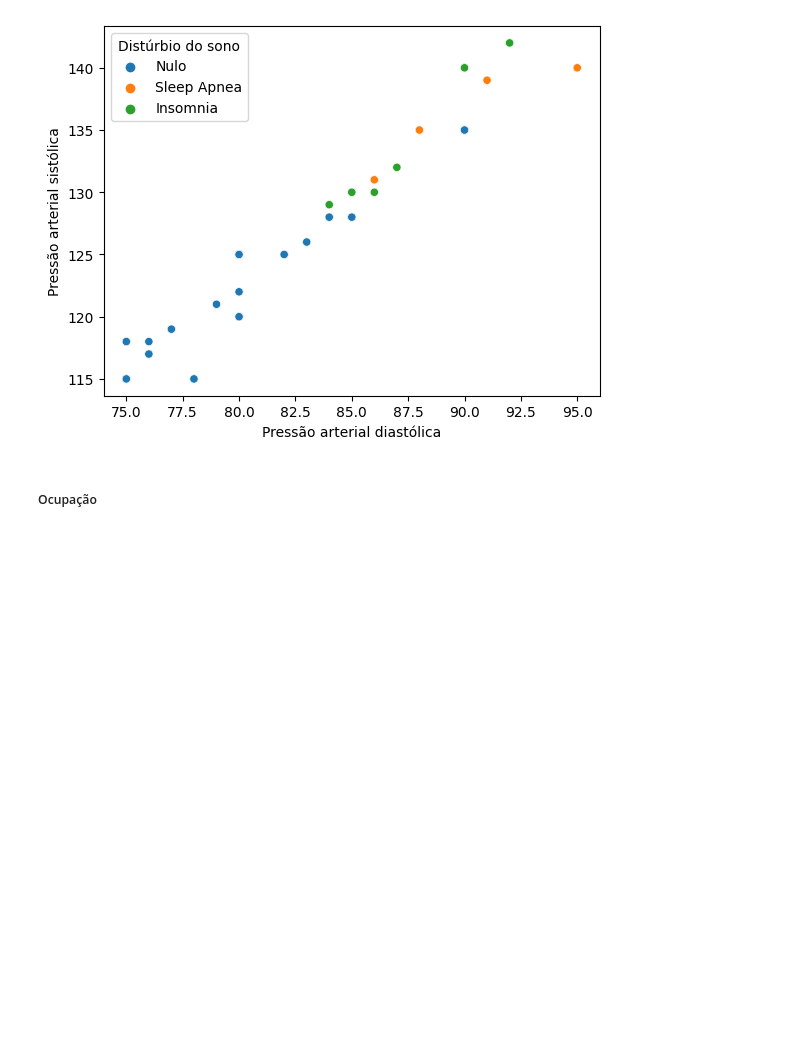
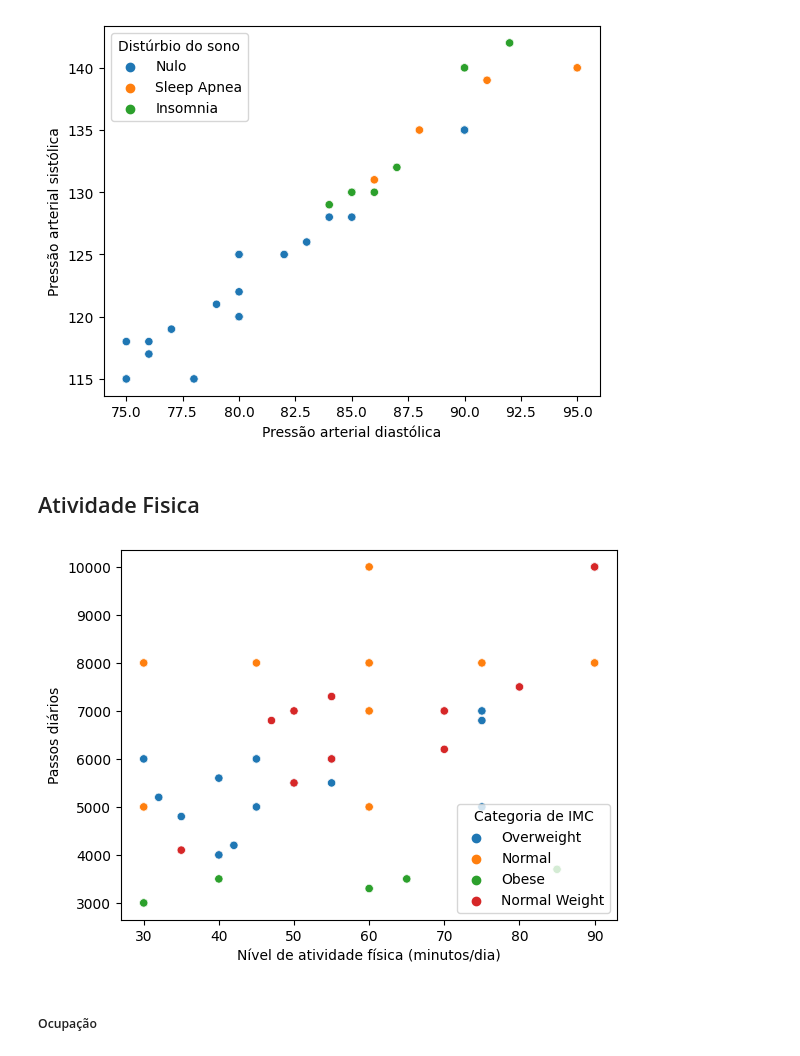
Before and after one commit to kaladabrio2020/Classfica-aoQualidadeDoSono, a Jupyter notebook: Analise.ipynb, the cells around one changed output. Cells and saved outputs as stored; diff of their text form; code cells hidden in the pictures; blank space fills up the shorter version.

Commit message:
data170

```diff
--- a/Analise.ipynb
+++ b/Analise.ipynb
@@ -171,6 +171,17 @@ sea.scatterplot(
 plt.show()
 # %% [output]
 [figure]
+# %% [markdown]
+## Atividade Fisica
+# %%
+sea.scatterplot(
+    x = data['Nível de atividade física (minutos/dia)'],
+    y = data['Passos diários'],
+    hue = data['Categoria de IMC']
+)
+plt.show()
+# %% [output]
+[figure, added]
 # %% [markdown]
 ##### Ocupação
 # %%
```
Also changed, not shown: parts of 9 cells of this notebook.
